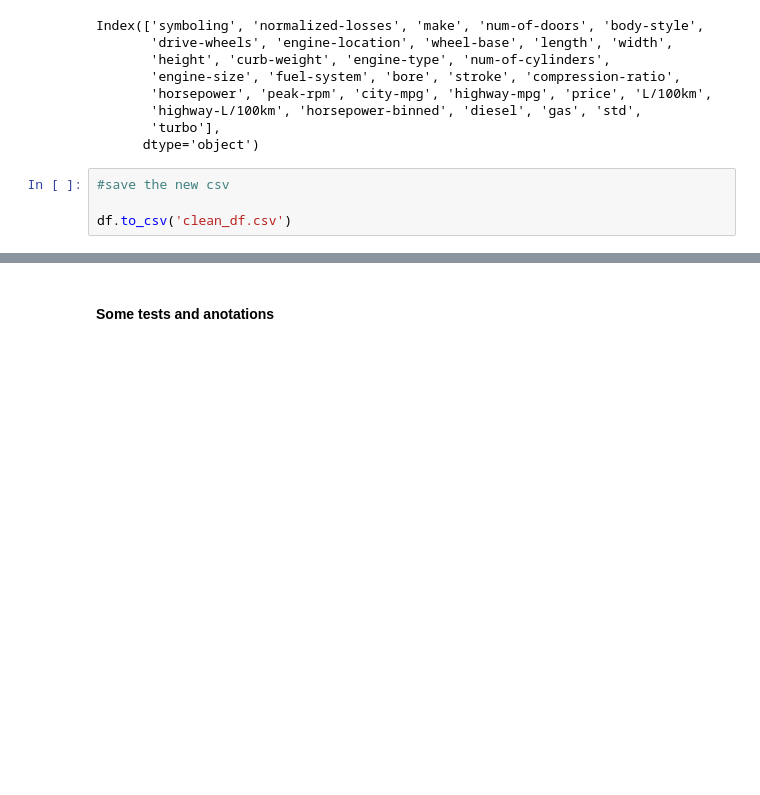
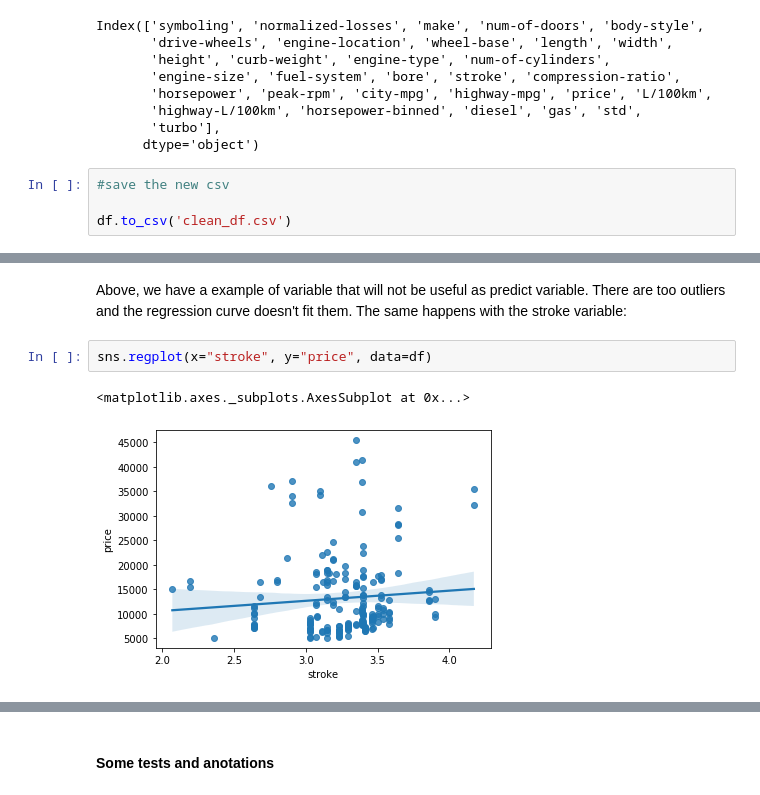
Before and after one commit to hahafael/IBM-s_data_science_course, a Jupyter notebook: wrapping_up_on_the_automobile_dataset.ipynb, the cells around one changed output, grey strips where cells are left out. Saved outputs shown, nothing was run; the diff lists cells and outputs as text; blank space fills up the shorter version.

```diff
--- a/wrapping_up_on_the_automobile_dataset.ipynb
+++ b/wrapping_up_on_the_automobile_dataset.ipynb
@@ -395,0 +483,8 @@ df.to_csv('clean_df.csv')
+# %% [markdown]
+Above, we have a example of variable that will not be useful as predict variable. There are too outliers and the
+regression curve doesn't fit them. The same happens with the stroke variable:
+# %%
+sns.regplot(x="stroke", y="price", data=df)
+# %% [output]
+<matplotlib.axes._subplots.AxesSubplot at 0x...>
+[figure, added]
```
Also changed, not shown: parts of 54 cells of this notebook.
